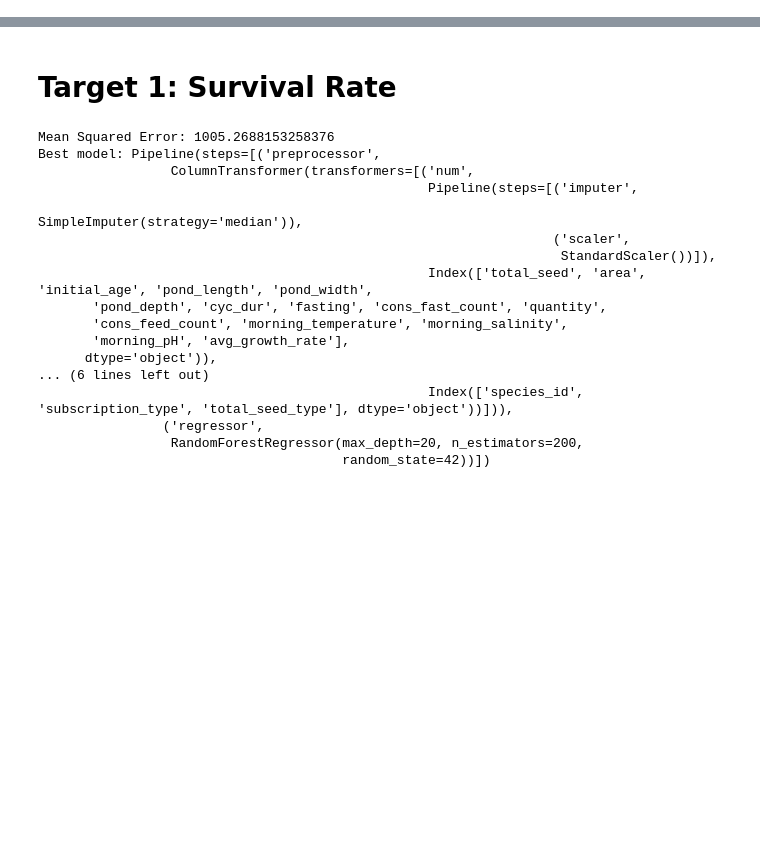
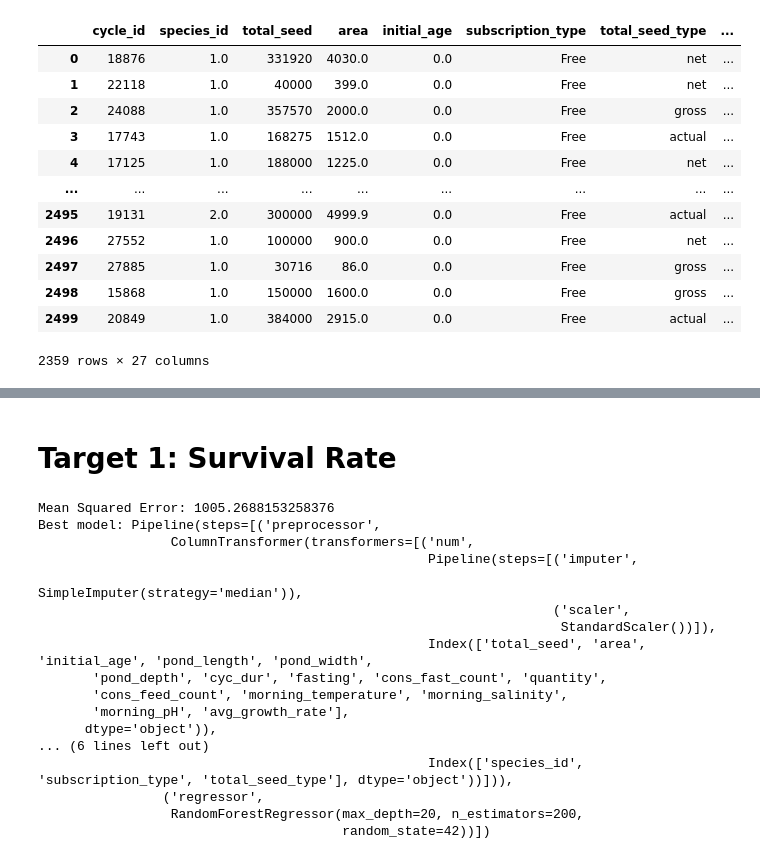
Before and after one commit to zylbergs/Jala, a Jupyter notebook: ML.ipynb, the cells around one changed output, grey strips where cells are left out. Cells and saved outputs as stored; diff of their text form; code cells hidden in the pictures; blank space fills up the shorter version.

```diff
--- a/featurestore.ipynb
+++ b/ML.ipynb
@@ -17,6 +17,22 @@ from sklearn.metrics import mean_squared_error
 filename = os.listdir(r'.\feature')[-1]
 df = pd.read_parquet(r'.\feature\{}'.format(filename))
 df = df[df.survival_rate.notnull()]
+# %%
+df
+# %% [output]
+|  | cycle_id | species_id | total_seed | area | initial_age | subscription_type | total_seed_type | ... |
+| 0 | 18876 | 1.0 | 331920 | 4030.0 | 0.0 | Free | net | ... |
+| 1 | 22118 | 1.0 | 40000 | 399.0 | 0.0 | Free | net | ... |
+| 2 | 24088 | 1.0 | 357570 | 2000.0 | 0.0 | Free | gross | ... |
+| 3 | 17743 | 1.0 | 168275 | 1512.0 | 0.0 | Free | actual | ... |
+| 4 | 17125 | 1.0 | 188000 | 1225.0 | 0.0 | Free | net | ... |
+| ... | ... | ... | ... | ... | ... | ... | ... | ... |
+| 2495 | 19131 | 2.0 | 300000 | 4999.9 | 0.0 | Free | actual | ... |
+| 2496 | 27552 | 1.0 | 100000 | 900.0 | 0.0 | Free | net | ... |
+| 2497 | 27885 | 1.0 | 30716 | 86.0 | 0.0 | Free | gross | ... |
+| 2498 | 15868 | 1.0 | 150000 | 1600.0 | 0.0 | Free | gross | ... |
+| 2499 | 20849 | 1.0 | 384000 | 2915.0 | 0.0 | Free | actual | ... |
+2359 rows × 27 columns
 # %%
 check_health(df)
 # %% [output]
```
Also changed, not shown: 8 other files.
